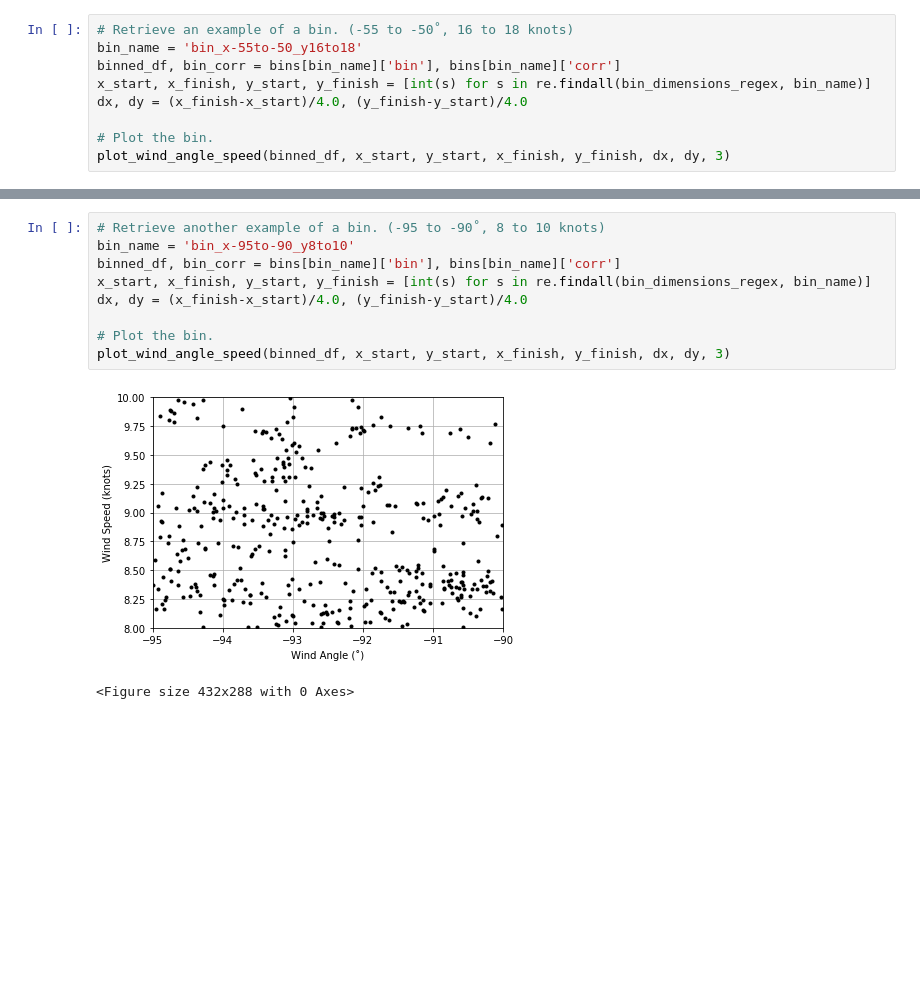
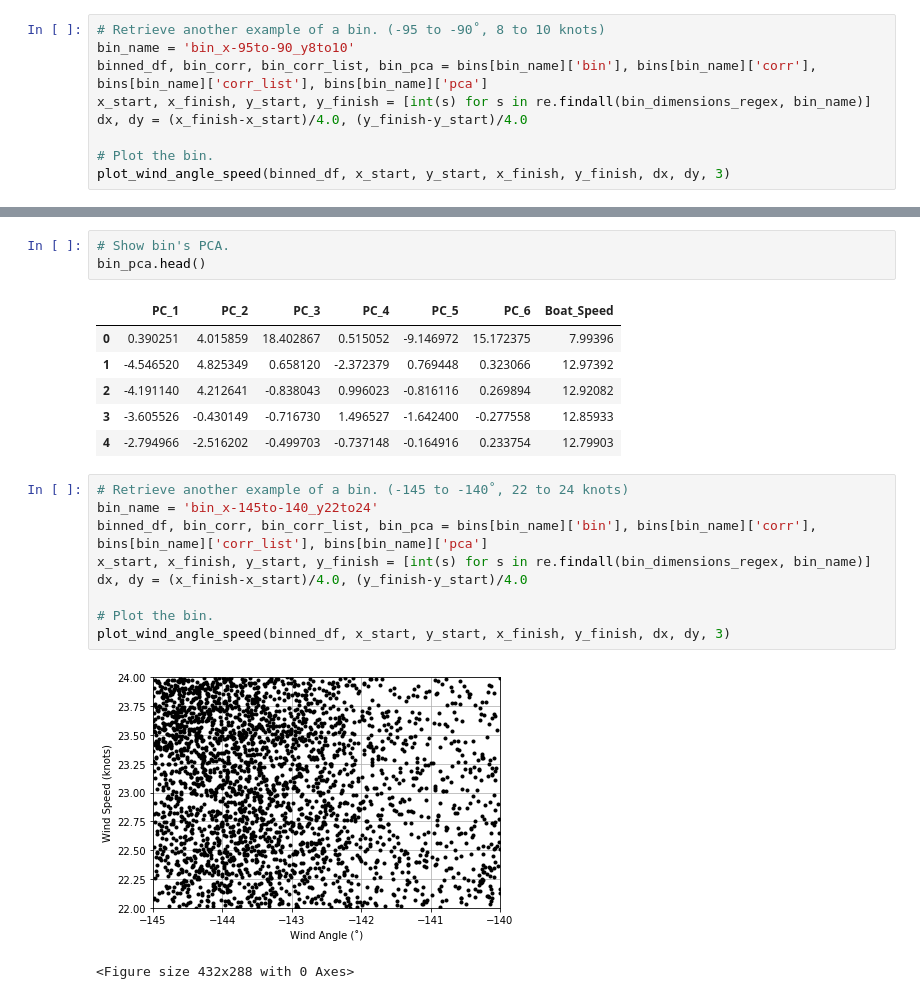
Before and after one commit to mickeycj/france-internship-project, a Jupyter notebook: analyse_bins.ipynb, the cells around one changed output, grey strips where cells are left out. Cells and saved outputs as stored; diff of their text form; blank space fills up the shorter version.

```diff
--- a/analyse_bins.ipynb
+++ b/analyse_bins.ipynb
@@ -145,7 +162,7 @@ bins, dx, dy, _, max_y, sorted_corr_df = create_bins(df)
 # %%
-# Retrieve an example of a bin. (-55 to -50˚, 16 to 18 knots)
-bin_name = 'bin_x-55to-50_y16to18'
-binned_df, bin_corr = bins[bin_name]['bin'], bins[bin_name]['corr']
+# Retrieve another example of a bin. (-95 to -90˚, 8 to 10 knots)
+bin_name = 'bin_x-95to-90_y8to10'
+binned_df, bin_corr, bin_corr_list, bin_pca = bins[bin_name]['bin'], bins[bin_name]['corr'], bins[bin_name]['corr_list'], bins[bin_name]['pca']
 x_start, x_finish, y_start, y_finish = [int(s) for s in re.findall(bin_dimensions_regex, bin_name)]
 dx, dy = (x_finish-x_start)/4.0, (y_finish-y_start)/4.0
 
@@ -169,14 +196,24 @@ plot_corr(bin_corr)
+# %%
+# Show bin's PCA.
+bin_pca.head()
+# %% [output]
+|  | PC_1 | PC_2 | PC_3 | PC_4 | PC_5 | PC_6 | Boat_Speed |
+| 0 | 0.390251 | 4.015859 | 18.402867 | 0.515052 | -9.146972 | 15.172375 | 7.99396 |
+| 1 | -4.546520 | 4.825349 | 0.658120 | -2.372379 | 0.769448 | 0.323066 | 12.97392 |
+| 2 | -4.191140 | 4.212641 | -0.838043 | 0.996023 | -0.816116 | 0.269894 | 12.92082 |
+| 3 | -3.605526 | -0.430149 | -0.716730 | 1.496527 | -1.642400 | -0.277558 | 12.85933 |
+| 4 | -2.794966 | -2.516202 | -0.499703 | -0.737148 | -0.164916 | 0.233754 | 12.79903 |
 # %%
-# Retrieve another example of a bin. (-95 to -90˚, 8 to 10 knots)
-bin_name = 'bin_x-95to-90_y8to10'
-binned_df, bin_corr = bins[bin_name]['bin'], bins[bin_name]['corr']
+# Retrieve another example of a bin. (-145 to -140˚, 22 to 24 knots)
+bin_name = 'bin_x-145to-140_y22to24'
+binned_df, bin_corr, bin_corr_list, bin_pca = bins[bin_name]['bin'], bins[bin_name]['corr'], bins[bin_name]['corr_list'], bins[bin_name]['pca']
 x_start, x_finish, y_start, y_finish = [int(s) for s in re.findall(bin_dimensions_regex, bin_name)]
 dx, dy = (x_finish-x_start)/4.0, (y_finish-y_start)/4.0
 
 # Plot the bin.
 plot_wind_angle_speed(binned_df, x_start, y_start, x_finish, y_finish, dx, dy, 3)
 # %% [output]
-[figure, old version]
+[figure, new version]
 <Figure size 432x288 with 0 Axes>
 # %%
 # Plot the boat speed boxplot.
```
Also changed, not shown: parts of 23 cells of this notebook.
